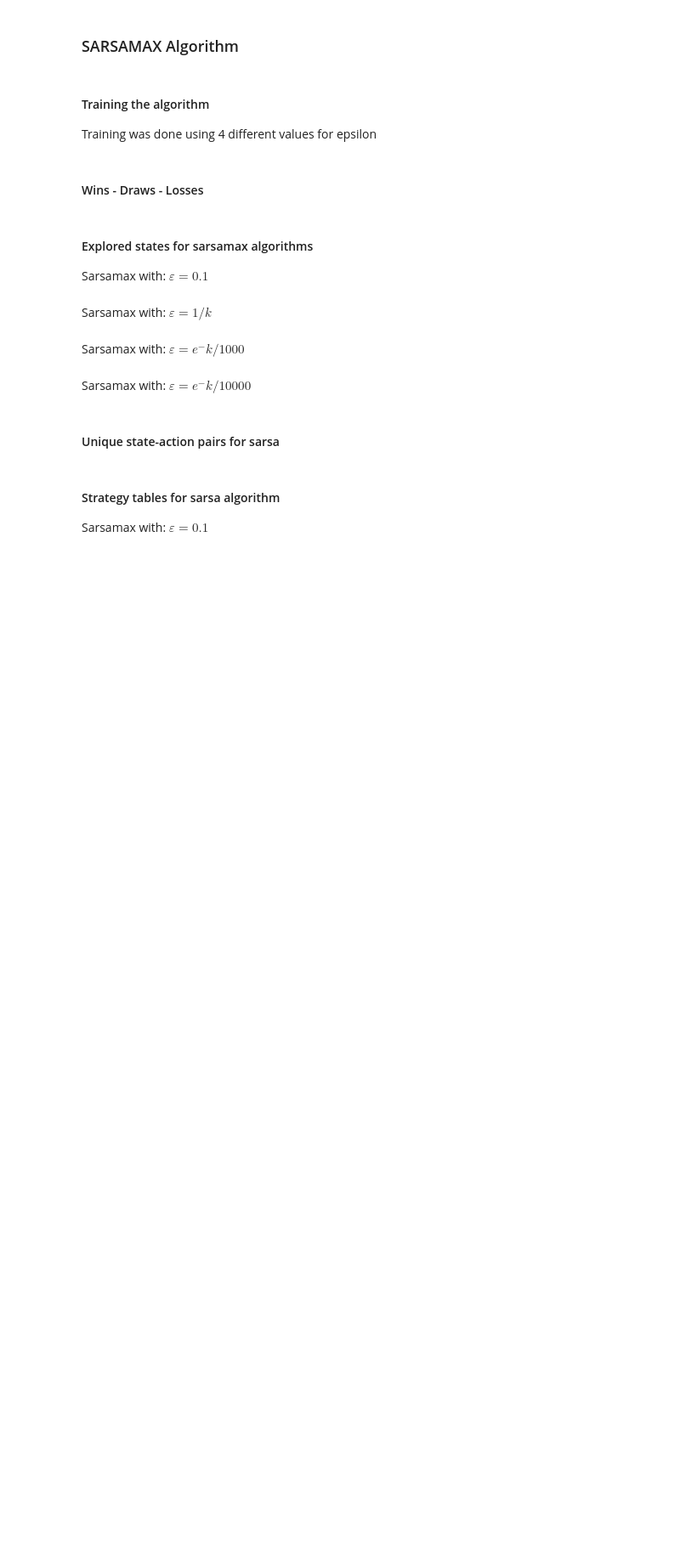
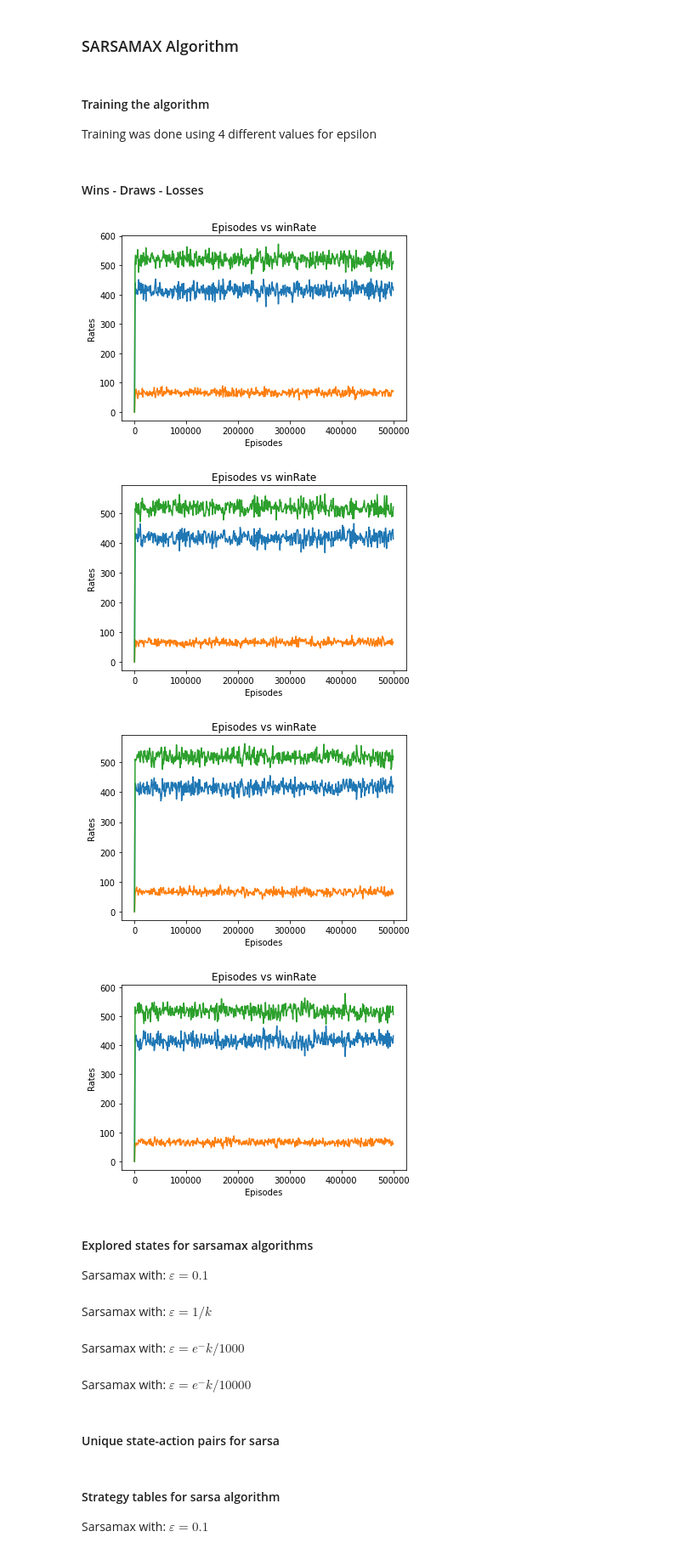
Before and after one commit to Voben/ARI2204-Reinforcement_Learning, a Jupyter notebook: main.ipynb, the cells around one changed output. Shown at 85% size. Cells and saved outputs as stored; diff of their text form; code cells hidden in the pictures; blank space fills up the shorter version.

Commit message:
added outputs for sarsamax

```diff
--- a/main.ipynb
+++ b/main.ipynb
@@ -479,7 +479,7 @@ class SARSAMAX():
                 # Get reward n form s`
                 if b.player.total < 22:
                     #n = 10 - (21 - b.player.total)
-                    n=1
+                    n=0
 
                     # Get next action a`
                     a = epsilonGreedy([b.player.total, b.dealer.total, b.player.hasAce], e, self.stateActionVal)
@@ -878,6 +878,16 @@ sarsamaxE3.training(numOfEps, E3)
 sarsamaxE4.training(numOfEps, E4)
 # %% [markdown]
 #### Wins - Draws - Losses
+# %%
+plotOutcomes(numOfEps, sarsamaxE1)
+plotOutcomes(numOfEps, sarsamaxE2)
+plotOutcomes(numOfEps, sarsamaxE3)
+plotOutcomes(numOfEps, sarsamaxE4)
+# %% [output]
+[figure, added]
+[figure, added]
+[figure, added]
+[figure, added]
 # %% [markdown]
 #### Explored states for sarsamax algorithms
 Sarsamax with: $ ε = 0.1 $
```
Also changed, not shown: parts of 17 cells of this notebook.
